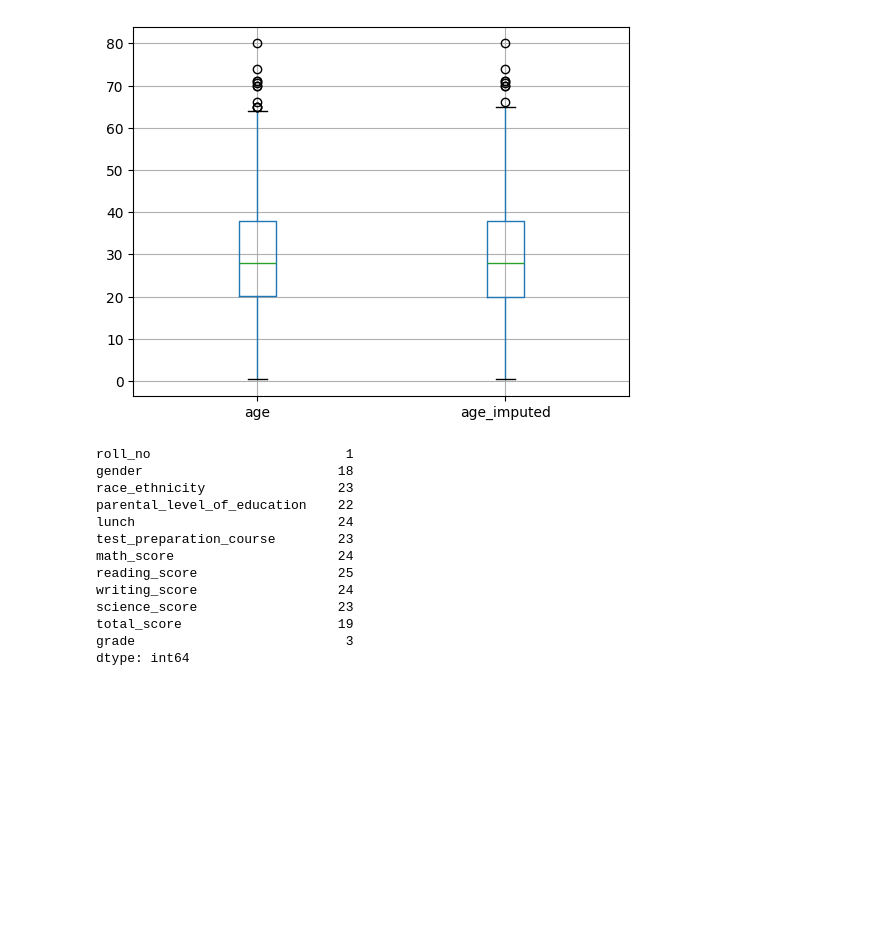
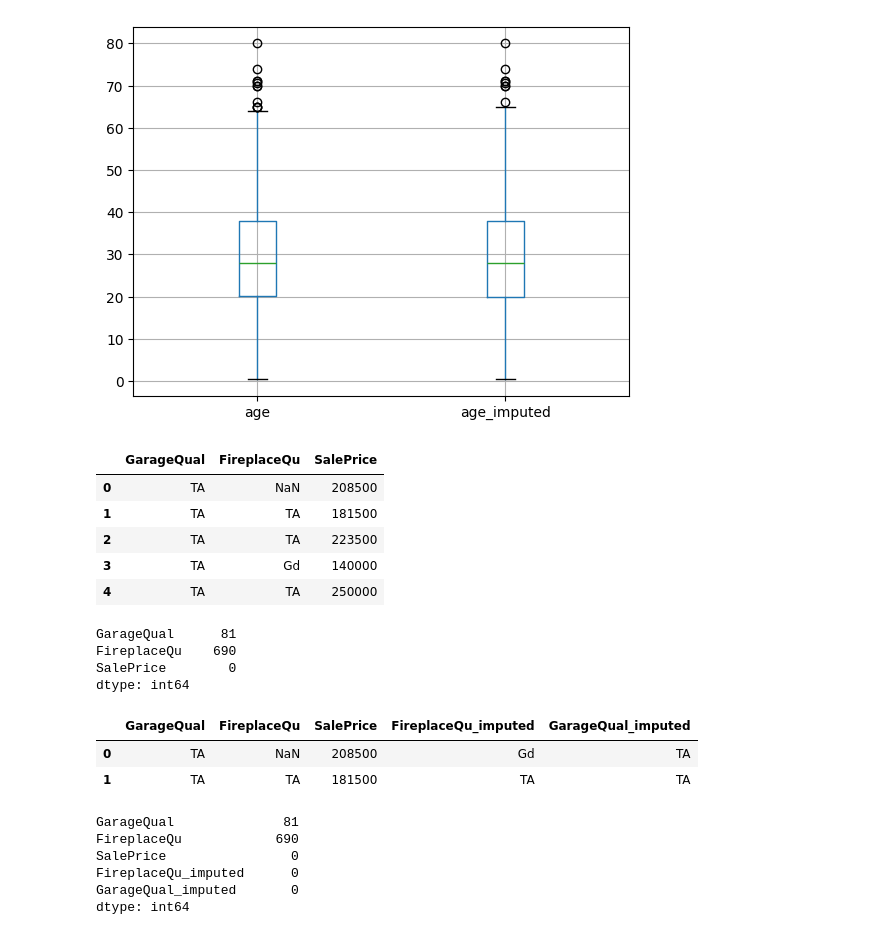
Before and after one commit to khanalasmit/machinelearning, a Jupyter notebook: random_imputation.ipynb, the cells around one changed output. Drawn from its saved outputs; the diff is of its cells as text; code cells hidden in the pictures; blank space fills up the shorter version.

```diff
--- a/random_imputation.ipynb
+++ b/random_imputation.ipynb
@@ -113,16 +110,0 @@ students=pd.read_csv('data/Student_performance_10k.csv')
-# %%
-students.isnull().sum()
-# %% [output]
-roll_no                         1
-gender                         18
-race_ethnicity                 23
-parental_level_of_education    22
-lunch                          24
-test_preparation_course        23
-math_score                     24
-reading_score                  25
-writing_score                  24
-science_score                  23
-total_score                    19
-grade                           3
-dtype: int64
@@ -128,0 +114,17 @@ dtype: int64
+# %%
+housing_data=housing_data[['GarageQual','FireplaceQu','SalePrice']]
+housing_data.head()
+# %% [output]
+|  | GarageQual | FireplaceQu | SalePrice |
+| 0 | TA | NaN | 208500 |
+| 1 | TA | TA | 181500 |
+| 2 | TA | TA | 223500 |
+| 3 | TA | Gd | 140000 |
+| 4 | TA | TA | 250000 |
+# %%
+print(housing_data.isnull().sum())
+# %% [output]
+GarageQual      81
+FireplaceQu    690
+SalePrice        0
+dtype: int64
@@ -128,0 +150,15 @@ dtype: int64
+# %%
+housing_data.head(2)
+# %% [output]
+|  | GarageQual | FireplaceQu | SalePrice | FireplaceQu_imputed | GarageQual_imputed |
+| 0 | TA | NaN | 208500 | Gd | TA |
+| 1 | TA | TA | 181500 | TA | TA |
+# %%
+housing_data.isnull().sum()
+# %% [output]
+GarageQual              81
+FireplaceQu            690
+SalePrice                0
+FireplaceQu_imputed      0
+GarageQual_imputed       0
+dtype: int64
```
Also changed, not shown: parts of 11 cells of this notebook.
